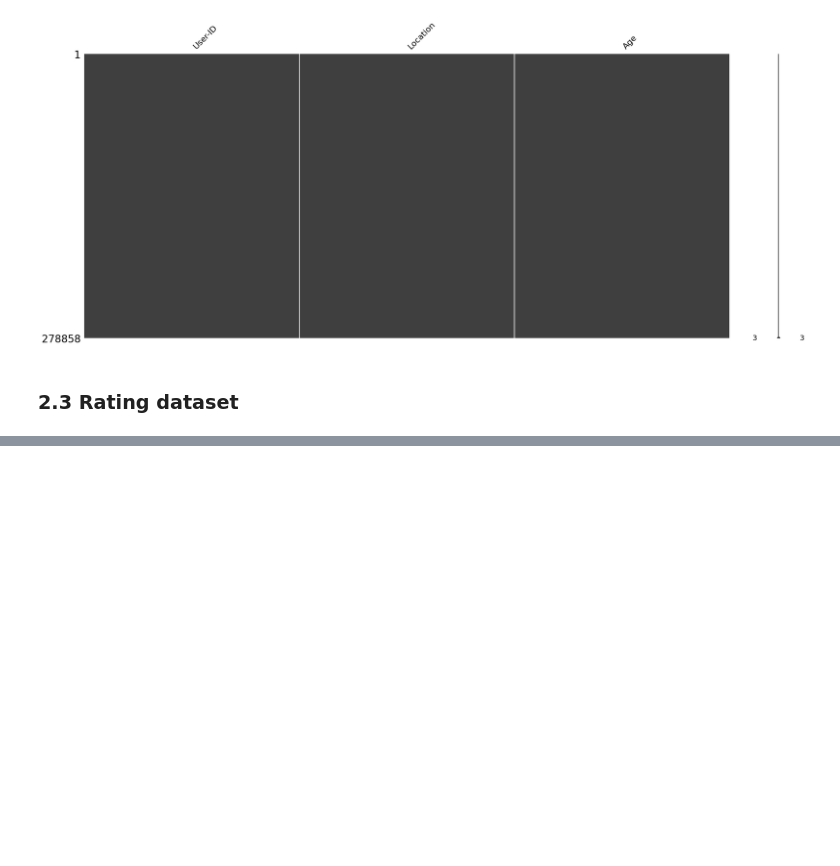
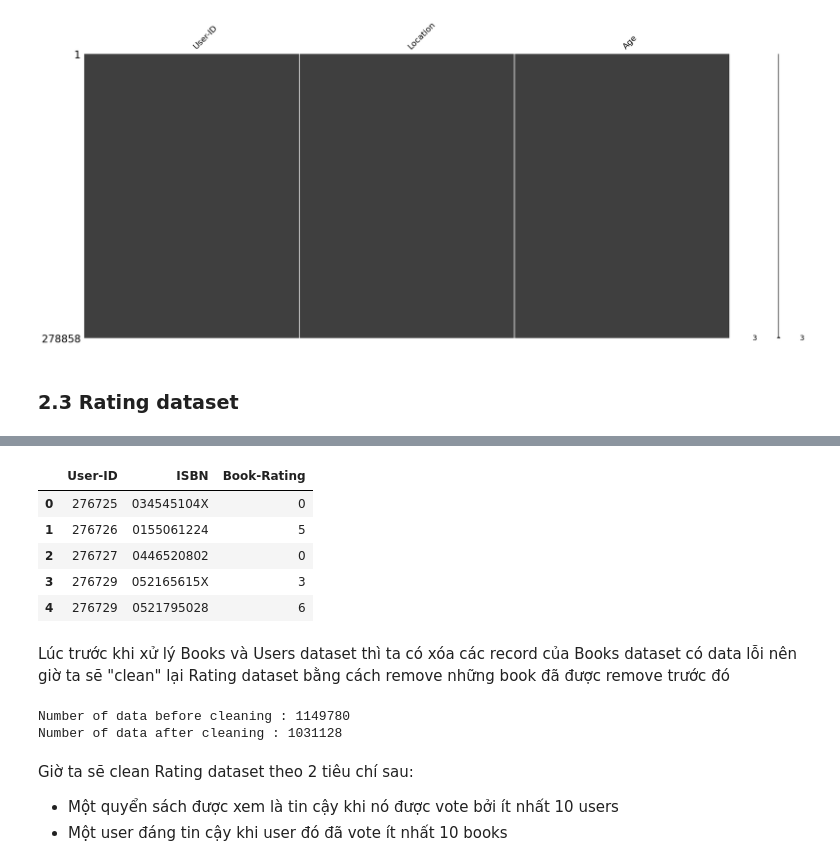
Before and after one commit to kieubaduong/Machine-Learning-self-study, a Jupyter notebook: books_recommendation/content_based_knn.ipynb, the cells around one changed output, grey strips where cells are left out. Saved outputs shown, nothing was run; the diff lists cells and outputs as text; code cells hidden in the pictures; blank space fills up the shorter version.

```diff
--- a/books_recommendation/content_based_knn.ipynb
+++ b/books_recommendation/content_based_knn.ipynb
@@ -16,3 +18,7 @@ import missingno as msno
+# %%
+df_books = pd.read_csv('../archive/Books.csv', delimiter=",", usecols = [0,1,2,3,4])
+df_Users = pd.read_csv("../archive/Users.csv")
+df_rating = pd.read_csv("../archive/Ratings.csv")
 # %% [markdown]
 ## 2. Tiền xử lý data
 # %% [markdown]
@@ -209,0 +224,24 @@ msno.matrix(df_Users)
+# %%
+df_rating.head()
+# %% [output]
+|  | User-ID | ISBN | Book-Rating |
+| 0 | 276725 | 034545104X | 0 |
+| 1 | 276726 | 0155061224 | 5 |
+| 2 | 276727 | 0446520802 | 0 |
+| 3 | 276729 | 052165615X | 3 |
+| 4 | 276729 | 0521795028 | 6 |
+# %% [markdown]
+Lúc trước khi xử lý Books và Users dataset thì ta có xóa các record của Books dataset có data lỗi nên giờ ta sẽ "clean" lại Rating dataset bằng cách remove những book đã được remove trước đó
+# %%
+print('Number of data before cleaning : {}'.format(len(df_rating)))
+df_rating = df_rating[df_rating['ISBN'].isin(df_books['ISBN'])]
+print('Number of data after cleaning : {}'.format(len(df_rating)))
+# %% [output]
+Number of data before cleaning : 1149780
+Number of data after cleaning : 1031128
+# %% [markdown]
+Giờ ta sẽ clean Rating dataset theo 2 tiêu chí sau:
+- Một quyển sách được xem là tin cậy khi nó được
+vote bởi ít nhất 10 users
+- Một user đáng tin cậy khi user đó đã vote ít nhất
+10 books
```
Also changed, not shown: parts of 13 cells of this notebook, 1 other file.
